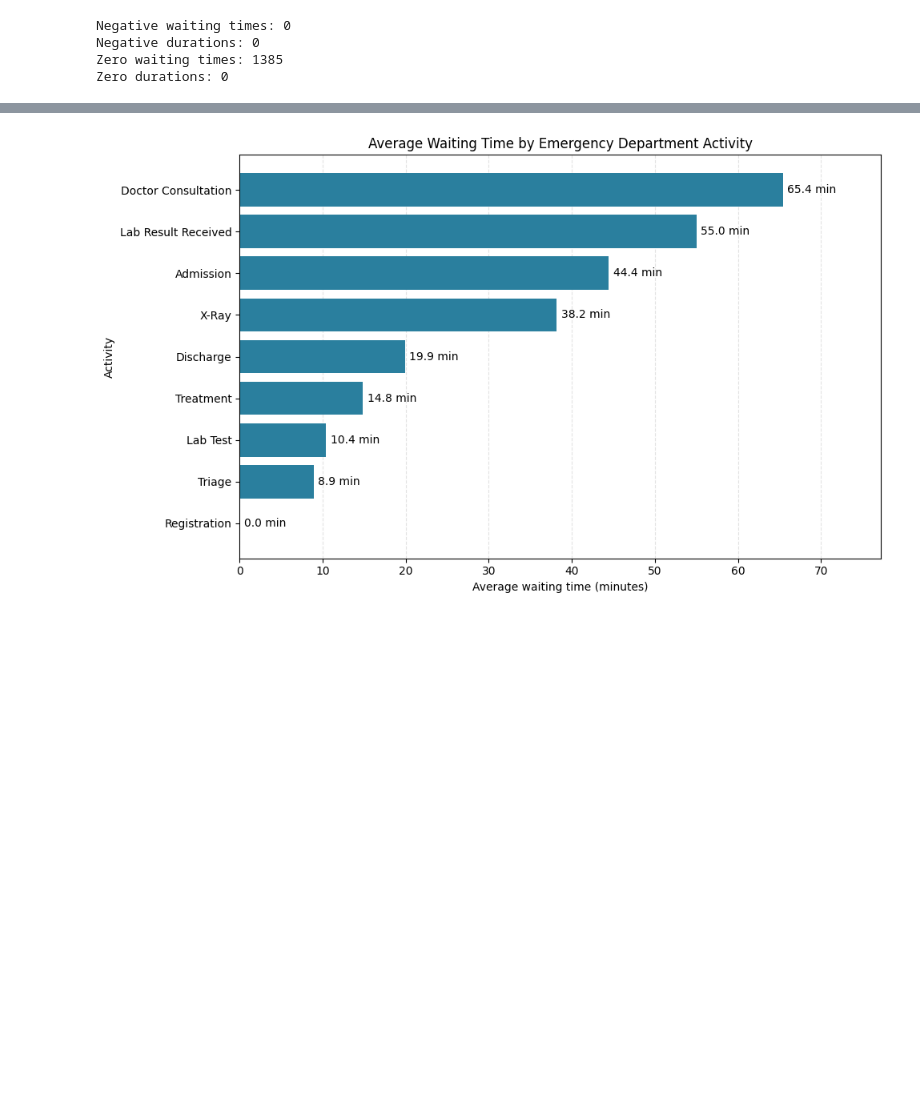
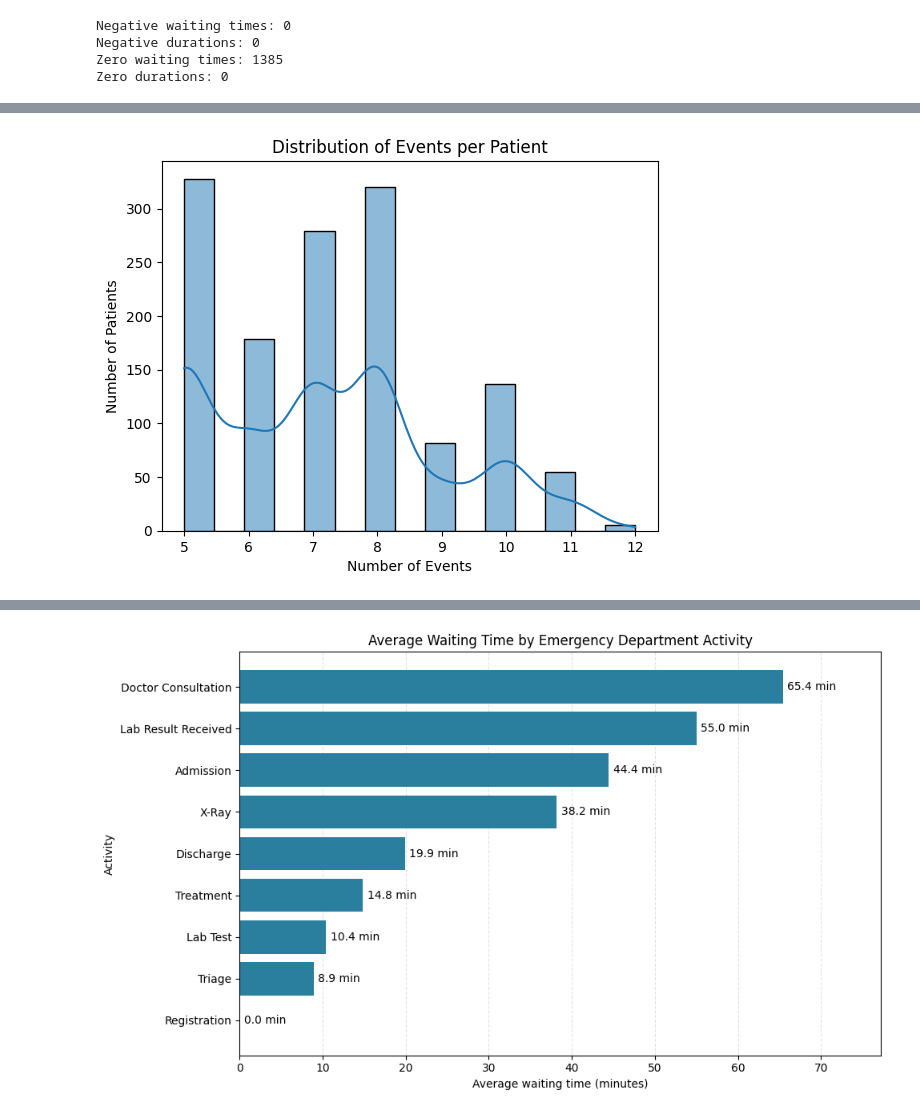
Before and after one commit to udayupmanyuu-spec/infotact-projects, a Jupyter notebook: Notebook/01_Dataset_understanding.ipynb, the cells around one changed output, grey strips where cells are left out. Cells and saved outputs as stored; diff of their text form; code cells hidden in the pictures; blank space fills up the shorter version.

```diff
--- a/Notebook/01_Dataset_understanding.ipynb
+++ b/Notebook/01_Dataset_understanding.ipynb
@@ -250,3 +250,9 @@ Negative waiting times: 0
 Negative durations: 0
 Zero waiting times: 1385
 Zero durations: 0
+# %%
+events_per_patient = (
+    df.groupby("Case_ID")["Activity_Name"].count()
+)
+
+events_per_patient.head(10)
@@ -253,3 +272,15 @@ Zero durations: 0
+# %%
+plt.Figure(figsize=(10,6))
+
+sns.histplot(events_per_patient, bins=15, kde=True)
+
+plt.title("Distribution of Events per Patient")
+plt.xlabel("Number of Events")
+plt.ylabel("Number of Patients")
+
+plt.show()
+# %% [output]
+[figure, added]
 # %%
 # df_work = df_work.sort_values(
 #     by=["Case_ID", "Timestamp"]
```
Also changed, not shown: parts of 8 cells of this notebook.
